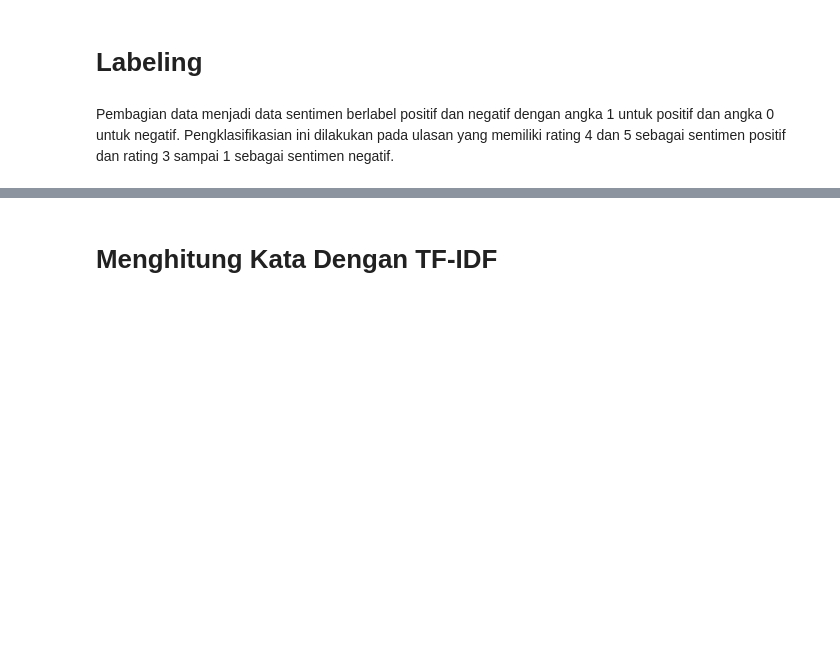
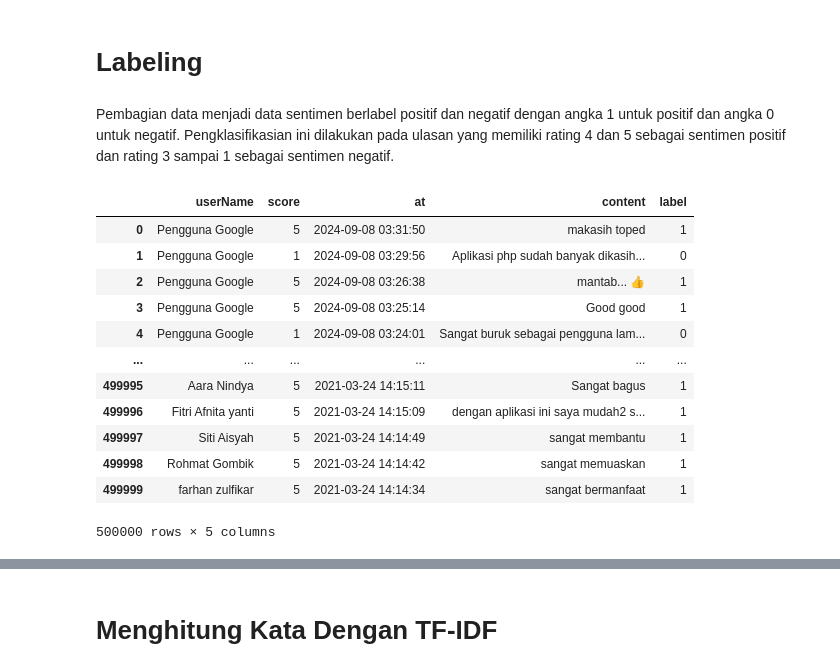
Before and after one commit to Mutasar/Proyek_Analisis_Sentimen, a Jupyter notebook: Analisa_Sentimen_Ulasan_Aplikasi_Tokopedia_di_Playstore.ipynb, the cells around one changed output, grey strips where cells are left out. Saved outputs shown, nothing was run; the diff lists cells and outputs as text; code cells hidden in the pictures; blank space fills up the shorter version.

```diff
--- a/Analisa_Sentimen_Ulasan_Aplikasi_Tokopedia_di_Playstore.ipynb
+++ b/Analisa_Sentimen_Ulasan_Aplikasi_Tokopedia_di_Playstore.ipynb
@@ -15,0 +24,18 @@ data.head()
+# %%
+
+
+file_id = '1GLyhzyN3XNgmC3ftv4Klmvtlt_Dc7XzD' # Ambil FILE_ID dari URL asli Anda
+url = f'https://drive.google.com/uc?export=download&id={file_id}'
+
+try:
+    df = pd.read_csv(url)
+    print(df.head())
+except Exception as e:
+    print(f"Error membaca file: {e}")
+    print("Mencoba membaca dengan pemisah titik koma (';')")
+    try:
+        df = pd.read_csv(url, sep=';') # Coba dengan pemisah titik koma
+        print(df.head())
+    except Exception as e:
+        print(f"Error membaca file dengan pemisah titik koma: {e}")
+        print("Pastikan URL adalah direct download link dan periksa pemisah dalam file CSV Anda.")
@@ -19,13 +59,27 @@ data.head()
 Pembagian data menjadi data sentimen berlabel positif dan negatif dengan angka 1 untuk positif dan angka 0 untuk negatif. Pengklasifikasian ini dilakukan pada ulasan yang memiliki rating 4 dan 5 sebagai sentimen positif dan rating 3 sampai 1 sebagai sentimen negatif.
 # %%
 label = []
-for index, row in data.iterrows():
-    if row["rate"] == 5 or row["rate"] == 4:
+for index, row in df.iterrows():
+    if row["score"] == 5 or row["score"] == 4:
         label.append(1)
     else:
         label.append(0)
 
-data["label"] = label
+df["label"] = label
 
-data
+df
+# %% [output]
+|  | userName | score | at | content | label |
+| 0 | Pengguna Google | 5 | 2024-09-08 03:31:50 | makasih toped | 1 |
+| 1 | Pengguna Google | 1 | 2024-09-08 03:29:56 | Aplikasi php sudah banyak dikasih... | 0 |
+| 2 | Pengguna Google | 5 | 2024-09-08 03:26:38 | mantab... 👍 | 1 |
+| 3 | Pengguna Google | 5 | 2024-09-08 03:25:14 | Good good | 1 |
+| 4 | Pengguna Google | 1 | 2024-09-08 03:24:01 | Sangat buruk sebagai pengguna lam... | 0 |
+| ... | ... | ... | ... | ... | ... |
+| 499995 | Aara Nindya | 5 | 2021-03-24 14:15:11 | Sangat bagus | 1 |
+| 499996 | Fitri Afnita yanti | 5 | 2021-03-24 14:15:09 | dengan aplikasi ini saya mudah2 s... | 1 |
+| 499997 | Siti Aisyah | 5 | 2021-03-24 14:14:49 | sangat membantu | 1 |
+| 499998 | Rohmat Gombik | 5 | 2021-03-24 14:14:42 | sangat memuaskan | 1 |
+| 499999 | farhan zulfikar | 5 | 2021-03-24 14:14:34 | sangat bermanfaat | 1 |
+500000 rows × 5 columns
 # %%
```
Also changed, not shown: parts of 16 cells of this notebook.
